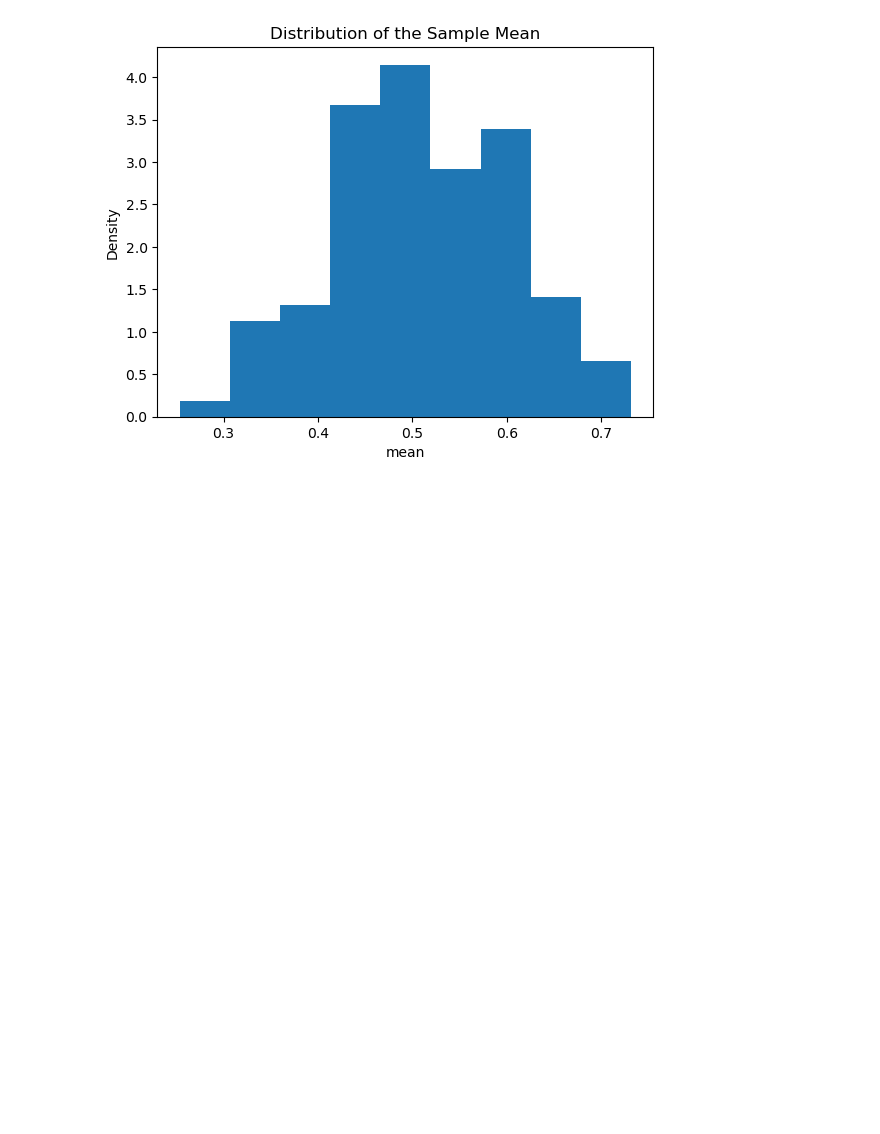
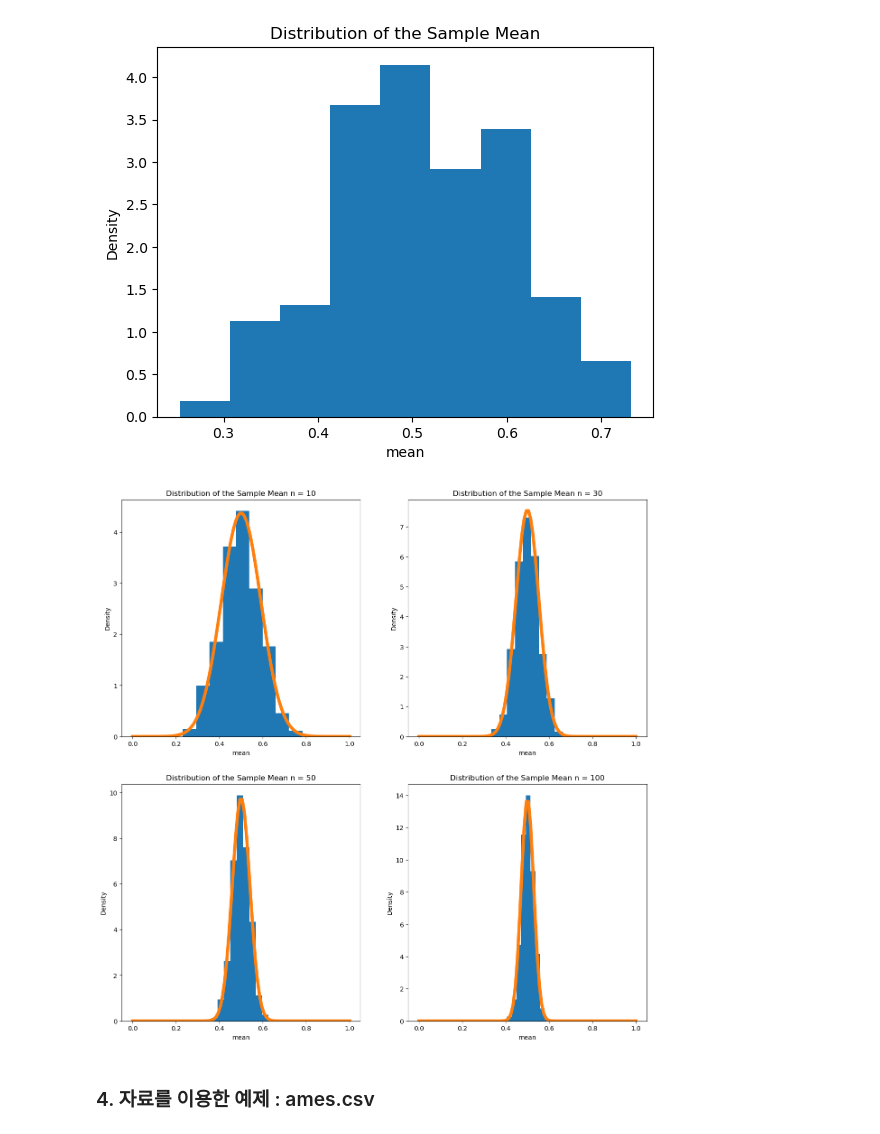
Before and after one commit to sanne15/StatsLabArchive, a Jupyter notebook: Lecture4.ipynb, the cells around one changed output. Drawn from its saved outputs; the diff is of its cells as text; code cells hidden in the pictures; blank space fills up the shorter version.

```diff
--- a/Lecture4.ipynb
+++ b/Lecture4.ipynb
@@ -121,3 +121,34 @@ plt.ylabel("Density")
 plt.show()
 # %% [output]
 [figure]
+# %%
+np.random.seed(1)
+n = [10, 30, 50, 100]
+
+plt.figure(figsize=(15, 15)) # 그래프 크기 지정
+
+for i in range(4):
+    plt.subplot(2, 2, i+1) # 그래프는 4개를 그릴 거에요!
+
+    mean=[]
+
+    for j in range(1000): # 각 표본의 크기별로 1000번씩 반복
+        x = uniform.rvs(loc=0, scale=1, size=n[i])
+        mean.append(x.mean())
+
+    plt.hist(mean, bins=9, color="C0", density=True, histtype='bar')
+    plt.title("Distribution of the Sample Mean n = %i" % n[i])
+    plt.xlabel("mean")
+    plt.ylabel("Density")
+
+    x = np.linspace(0, 1, 100, endpoint=True)
+    mu = 0.5 # 균등분포 U(0, 1)의 모평균
+    sd= np.sqrt(1/12) # 균등분포 U(0, 1)의 모표준편차
+    fx = norm.pdf(x, loc=mu, scale = sd/np.sqrt(n[i]))
+    plt.plot(x, fx, color="C1", linewidth=5.0, linestyle="-")
+
+plt.show()
+# %% [output]
+[figure, added]
+# %% [markdown]
+### 4. 자료를 이용한 예제 : ames.csv
```
Also changed, not shown: parts of 1 cell of this notebook.
